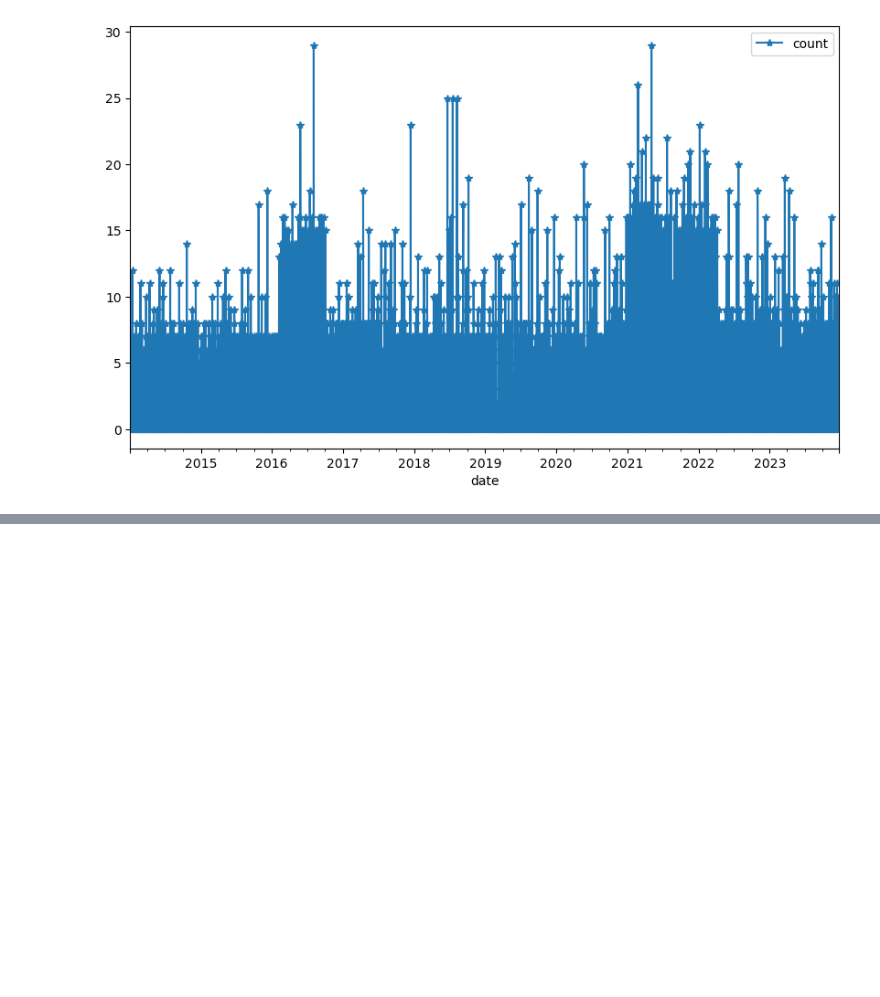
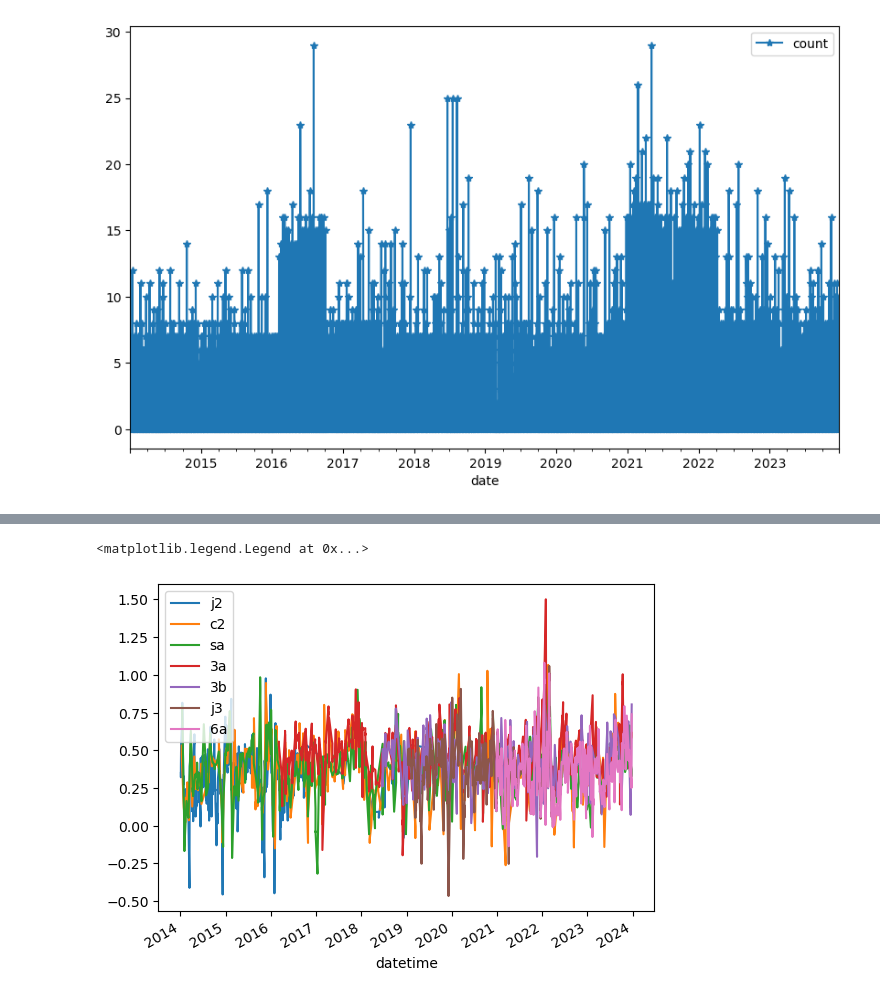
Before and after one commit to DHI/WaterBench-MIKE21HD-Oresund, a Jupyter notebook: .preprocessing/preprocess_altimetry.ipynb, the cells around one changed output, grey strips where cells are left out. Drawn from its saved outputs; the diff is of its cells as text; code cells hidden in the pictures; blank space fills up the shorter version.

Commit message:
Preprocessing for altimetry data is done

```diff
--- a/.preprocessing/preprocess_altimetry.ipynb
+++ b/.preprocessing/preprocess_altimetry.ipynb
@@ -42,3 +42,7 @@ df = repo.get_daily_count(area=area_str, start_time=start,end_time=end)
 df.plot(marker="*", figsize=(10,6));
 # %% [output]
 [figure]
+# %%
+# Download the data
+data = repo.get_altimetry_data(area=area_str, start_time=start,end_time=end)
+data.df
@@ -44,0 +65,4 @@ df.plot(marker="*", figsize=(10,6));
+# %%
+# Take relevant data
+wl_df = data.df.loc[:,["longitude","latitude","water_level","satellite"]]
+wl_df
@@ -44,0 +84,4 @@ df.plot(marker="*", figsize=(10,6));
+# %%
+# Filter in quality flag and distance from land (to only get water areas)
+wl_df_filtered = wl_df[(data.df.loc[:,"quality_water_level"] < 2) & (data.df.loc[:,"distance_from_land"]>0.0)]
+wl_df_filtered
@@ -44,0 +103,8 @@ df.plot(marker="*", figsize=(10,6));
+# %%
+# Plot availability of data
+for s in wl_df_filtered.satellite.unique():
+    wl_df_filtered[wl_df_filtered.satellite == s].loc[:,"water_level"].plot(label=s)
+plt.legend()
+# %% [output]
+<matplotlib.legend.Legend at 0x...>
+[figure, added]
```
Also changed, not shown: parts of 4 cells of this notebook, 7 other files.
